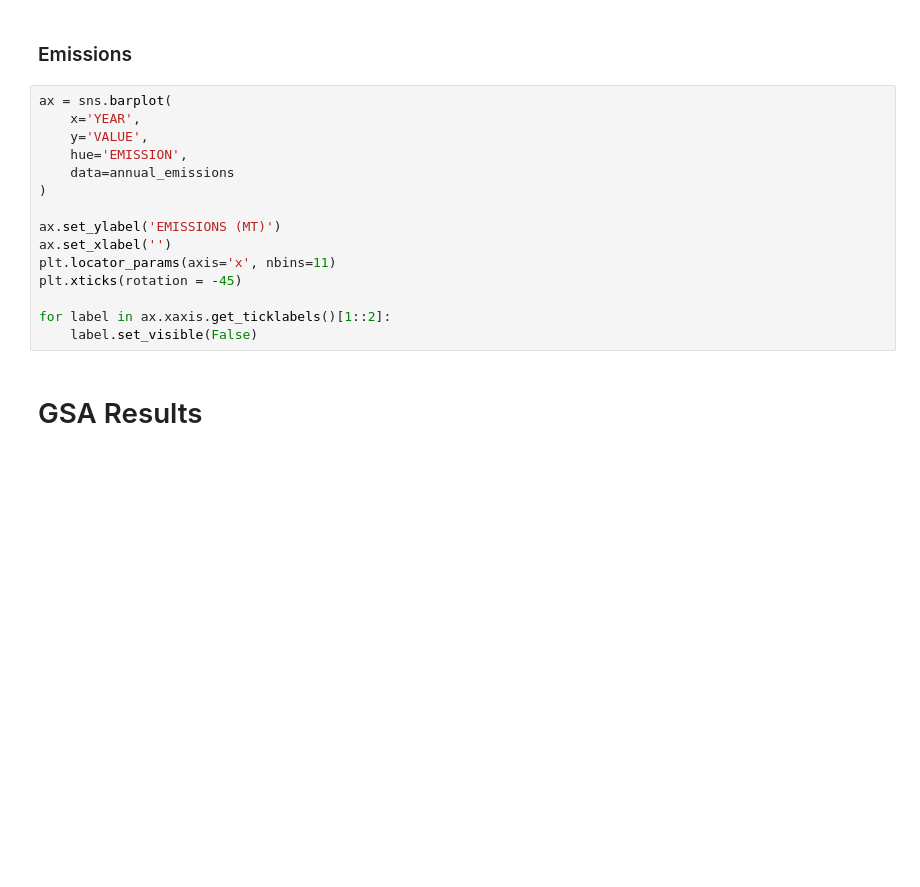
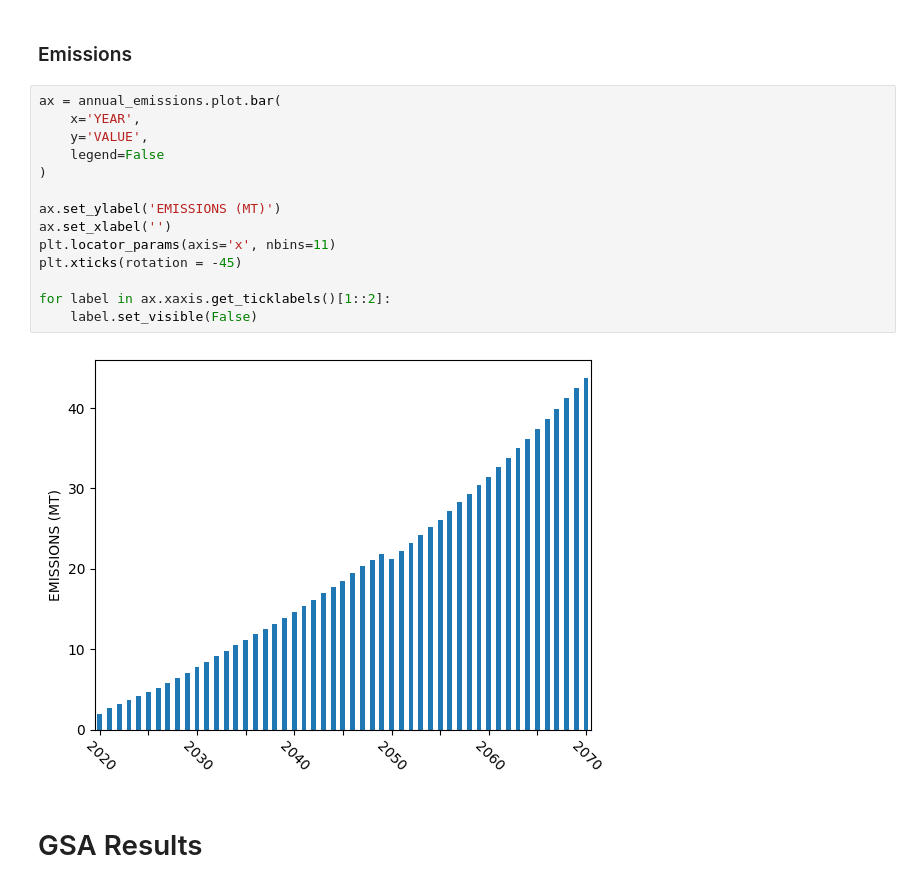
Before and after one commit to KTH-dESA/esom_gsa, a Jupyter notebook: paper/Model_Three/model_three.ipynb, the cells around one changed output. Drawn from its saved outputs; the diff is of its cells as text; blank space fills up the shorter version.

```diff
--- a/paper/Model_Three/model_three.ipynb
+++ b/paper/Model_Three/model_three.ipynb
@@ -107,20 +182,21 @@ for label in ax.xaxis.get_ticklabels()[1::2]:
 # %% [markdown]
 ### Emissions
 # %%
-ax = sns.barplot(
+ax = annual_emissions.plot.bar(
     x='YEAR',
     y='VALUE',
-    hue='EMISSION',
-    data=annual_emissions
+    legend=False
 )
 
 ax.set_ylabel('EMISSIONS (MT)')
 ax.set_xlabel('')
 plt.locator_params(axis='x', nbins=11)
 plt.xticks(rotation = -45)
 
 for label in ax.xaxis.get_ticklabels()[1::2]:
     label.set_visible(False)
+# %% [output]
+[figure, added]
 # %% [markdown]
 # GSA Results
 # %% [markdown]
```
Also changed, not shown: parts of 10 cells of this notebook, 4 other files.
